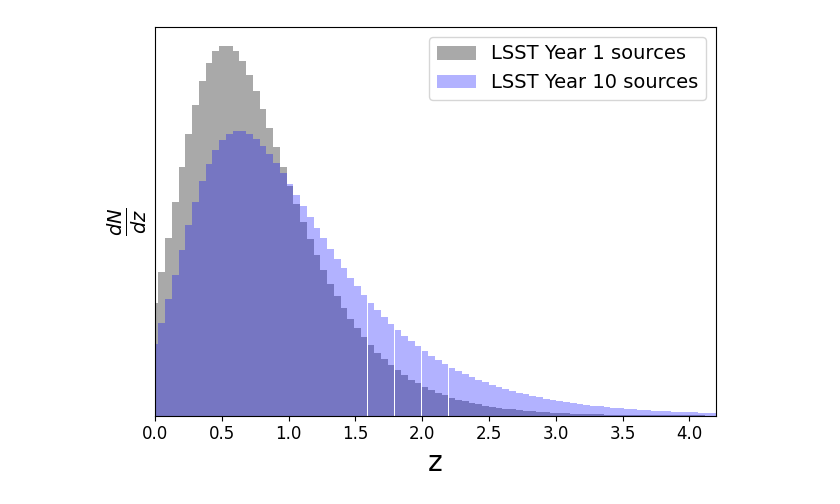
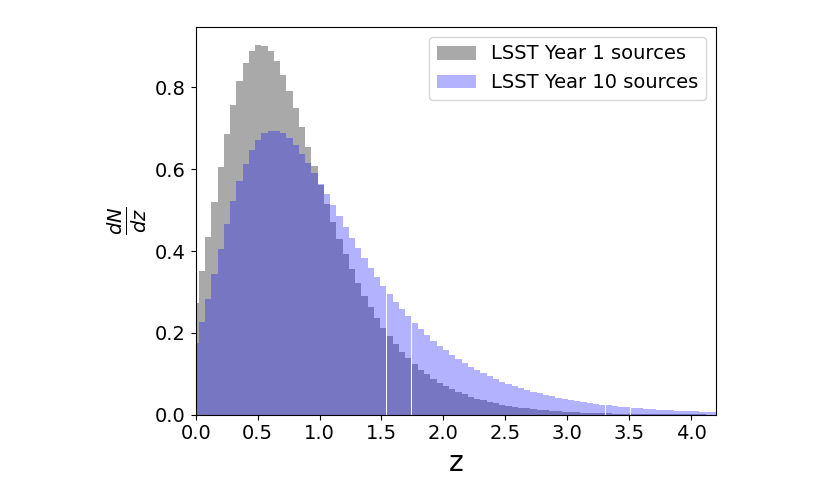
Before and after one commit to c-d-leonard/EG_forecasts, a Jupyter notebook: code/dNdz_plots.ipynb, the cells around one changed output. Cells and saved outputs as stored; diff of their text form; code cells hidden in the pictures.

```diff
--- a/code/dNdz_plots.ipynb
+++ b/code/dNdz_plots.ipynb
@@ -45,15 +47,24 @@ zs_Y10, dNdzs_Y10 = sp.get_dNdzS('LSSTY10')
+# %%
+# Normalise
+
+Y1_norm = scipy.integrate.simps(dNdzs_Y1, zs_Y1)
+Y10_norm = scipy.integrate.simps(dNdzs_Y10, zs_Y10)
+
+dNdzs_Y1_normed = dNdzs_Y1 / Y1_norm
+dNdzs_Y10_normed = dNdzs_Y10/ Y10_norm
 # %%
 plt.figure()
-plt.bar(x=zs_Y1, height=dNdzs_Y1, width=(0.05),color='darkgrey', alpha=1.0, label='LSST Year 1 sources')
-plt.bar(x=zs_Y10, height=dNdzs_Y10, width=(0.05),color='blue', alpha=0.3, label='LSST Year 10 sources')
+plt.bar(x=zs_Y1, height=dNdzs_Y1_normed, width=(0.05),color='darkgrey', alpha=1.0, label='LSST Year 1 sources')
+plt.bar(x=zs_Y10, height=dNdzs_Y10_normed, width=(0.05),color='blue', alpha=0.3, label='LSST Year 10 sources')
 plt.xlim(0,4.2)
 plt.xlabel('z', fontsize=20)
-plt.xticks(fontsize=12)
-plt.yticks([])
+plt.xticks(fontsize=14)
+#plt.yticks([])
+plt.yticks(fontsize=14)
 plt.ylabel('$\\frac{dN}{dz}$', fontsize=20)
 plt.legend(fontsize=14)
 plt.tight_layout()
 plt.savefig('../plots/dNdz_LSST_Y1andY10_sources.pdf')
 plt.show()
 # %% [output]
-[figure, old version]
+[figure, new version]
```
Also changed, not shown: parts of 4 cells of this notebook, 5 other files.
